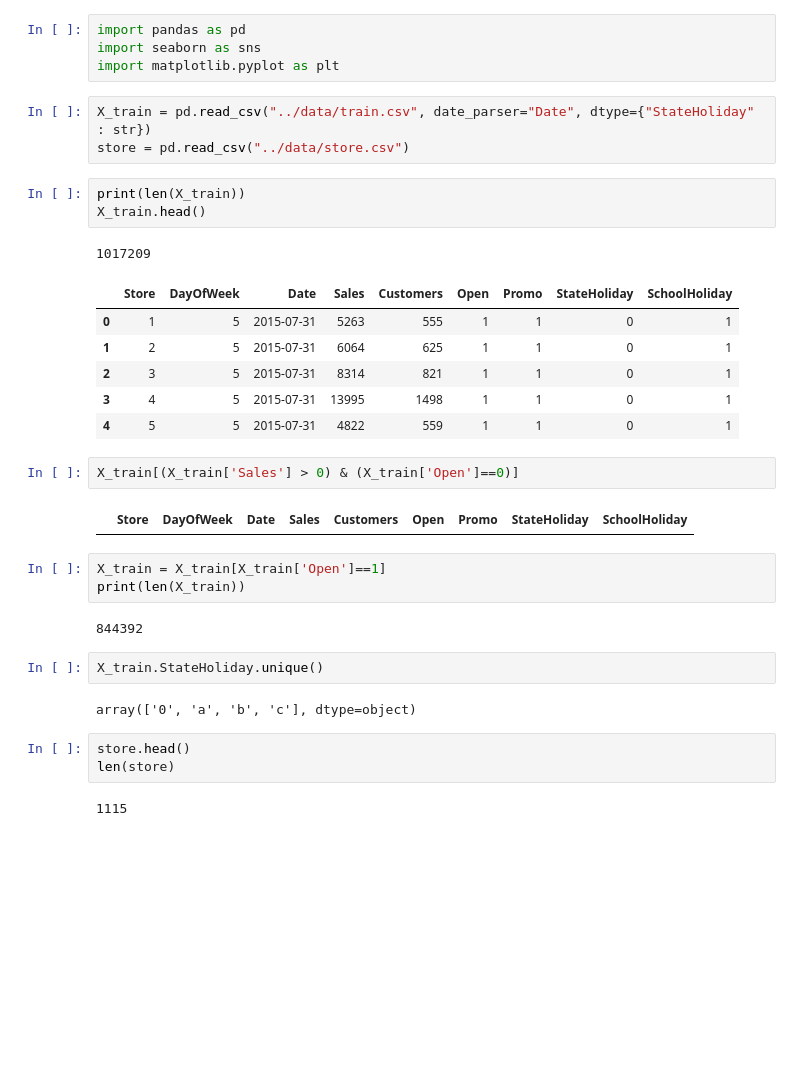
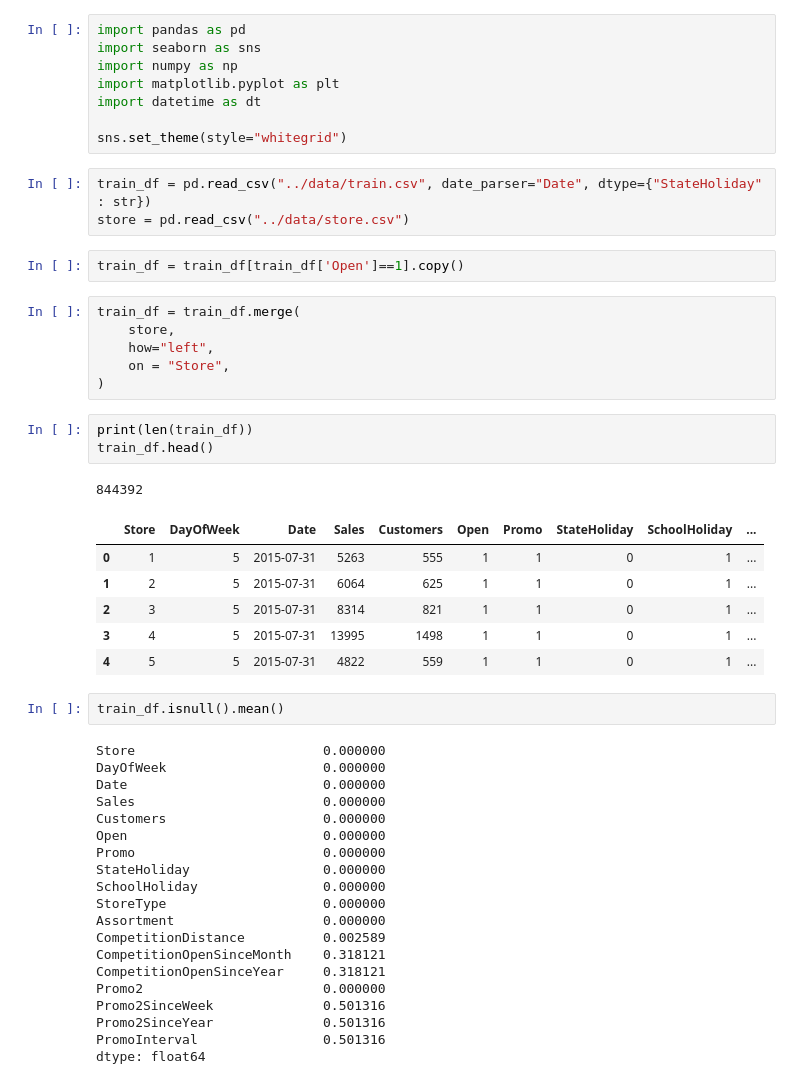
Before and after one commit to kevinassobo/ML_Business_Case, a Jupyter notebook: Notebooks/exploration.ipynb, the cells around one changed output. Drawn from its saved outputs; the diff is of its cells as text; blank space fills up the shorter version.

```diff
--- a/Notebooks/exploration.ipynb
+++ b/Notebooks/exploration.ipynb
@@ -1,36 +1,52 @@
 # %%
 import pandas as pd
 import seaborn as sns
+import numpy as np
 import matplotlib.pyplot as plt
+import datetime as dt
+
+sns.set_theme(style="whitegrid")
 # %%
-X_train = pd.read_csv("../data/train.csv", date_parser="Date", dtype={"StateHoliday" : str})
+train_df = pd.read_csv("../data/train.csv", date_parser="Date", dtype={"StateHoliday" : str})
 store = pd.read_csv("../data/store.csv")
+# %%
+train_df = train_df[train_df['Open']==1].copy()
+# %%
+train_df = train_df.merge(
+    store,
+    how="left",
+    on = "Store",
+)
 # %%
-print(len(X_train))
-X_train.head()
+print(len(train_df))
+train_df.head()
 # %% [output]
-1017209
+844392
-|  | Store | DayOfWeek | Date | Sales | Customers | Open | Promo | StateHoliday | SchoolHoliday |
-| 0 | 1 | 5 | 2015-07-31 | 5263 | 555 | 1 | 1 | 0 | 1 |
-| 1 | 2 | 5 | 2015-07-31 | 6064 | 625 | 1 | 1 | 0 | 1 |
-| 2 | 3 | 5 | 2015-07-31 | 8314 | 821 | 1 | 1 | 0 | 1 |
-| 3 | 4 | 5 | 2015-07-31 | 13995 | 1498 | 1 | 1 | 0 | 1 |
-| 4 | 5 | 5 | 2015-07-31 | 4822 | 559 | 1 | 1 | 0 | 1 |
+|  | Store | DayOfWeek | Date | Sales | Customers | Open | Promo | StateHoliday | SchoolHoliday | ... |
+| 0 | 1 | 5 | 2015-07-31 | 5263 | 555 | 1 | 1 | 0 | 1 | ... |
+| 1 | 2 | 5 | 2015-07-31 | 6064 | 625 | 1 | 1 | 0 | 1 | ... |
+| 2 | 3 | 5 | 2015-07-31 | 8314 | 821 | 1 | 1 | 0 | 1 | ... |
+| 3 | 4 | 5 | 2015-07-31 | 13995 | 1498 | 1 | 1 | 0 | 1 | ... |
+| 4 | 5 | 5 | 2015-07-31 | 4822 | 559 | 1 | 1 | 0 | 1 | ... |
-# %%
-X_train[(X_train['Sales'] > 0) & (X_train['Open']==0)]
-# %% [output]
-|  | Store | DayOfWeek | Date | Sales | Customers | Open | Promo | StateHoliday | SchoolHoliday |
-# %%
-X_train = X_train[X_train['Open']==1]
-print(len(X_train))
-# %% [output]
-844392
-# %%
-X_train.StateHoliday.unique()
-# %% [output]
-array(['0', 'a', 'b', 'c'], dtype=object)
-# %%
-store.head()
-len(store)
-# %% [output]
-1115
+# %%
+train_df.isnull().mean()
+# %% [output]
+Store                        0.000000
+DayOfWeek                    0.000000
+Date                         0.000000
+Sales                        0.000000
+Customers                    0.000000
+Open                         0.000000
+Promo                        0.000000
+StateHoliday                 0.000000
+SchoolHoliday                0.000000
+StoreType                    0.000000
+Assortment                   0.000000
+CompetitionDistance          0.002589
+CompetitionOpenSinceMonth    0.318121
+CompetitionOpenSinceYear     0.318121
+Promo2                       0.000000
+Promo2SinceWeek              0.501316
+Promo2SinceYear              0.501316
+PromoInterval                0.501316
+dtype: float64
```
Also changed, not shown: parts of 26 cells of this notebook, 4 other files.
